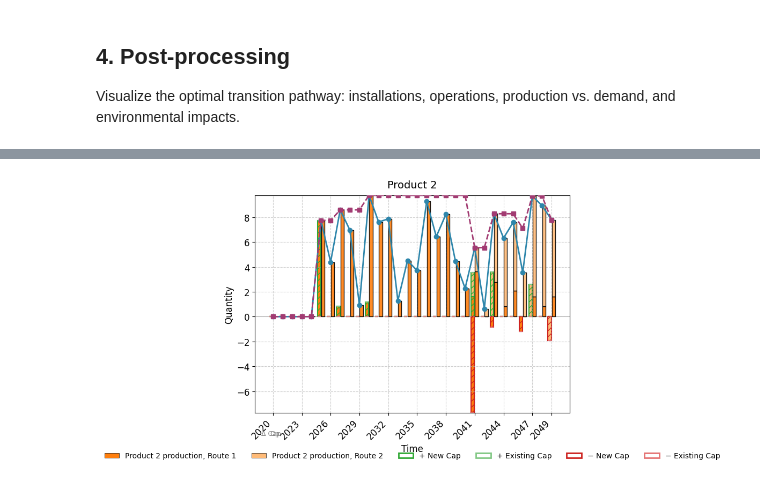
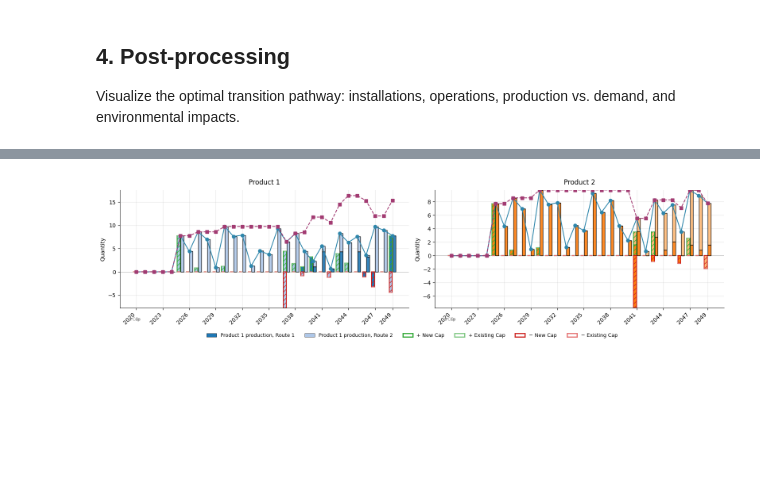
Before and after one commit to RWTH-LTT/optimex, a Jupyter notebook: docs/content/examples/basic_example.ipynb, the cells around one changed output, grey strips where cells are left out. Drawn from its saved outputs; the diff is of its cells as text; code cells hidden in the pictures; blank space fills up the shorter version.

Commit message:
update nb data and plotting

```diff
--- a/docs/content/examples/basic_example.ipynb
+++ b/docs/content/examples/basic_example.ipynb
@@ -463,7 +463,7 @@ pp.plot_operation()
 # %%
-pp.plot_production_vs_capacity(detailed=True)
+pp.plot_capacity_balance(detailed=True)
 # %% [output]
-[figure, old version]
+[figure, new version]
 # %%
 pp.plot_impacts()
 # %% [output]
```
Also changed, not shown: parts of 10 cells of this notebook, 33 other files.
